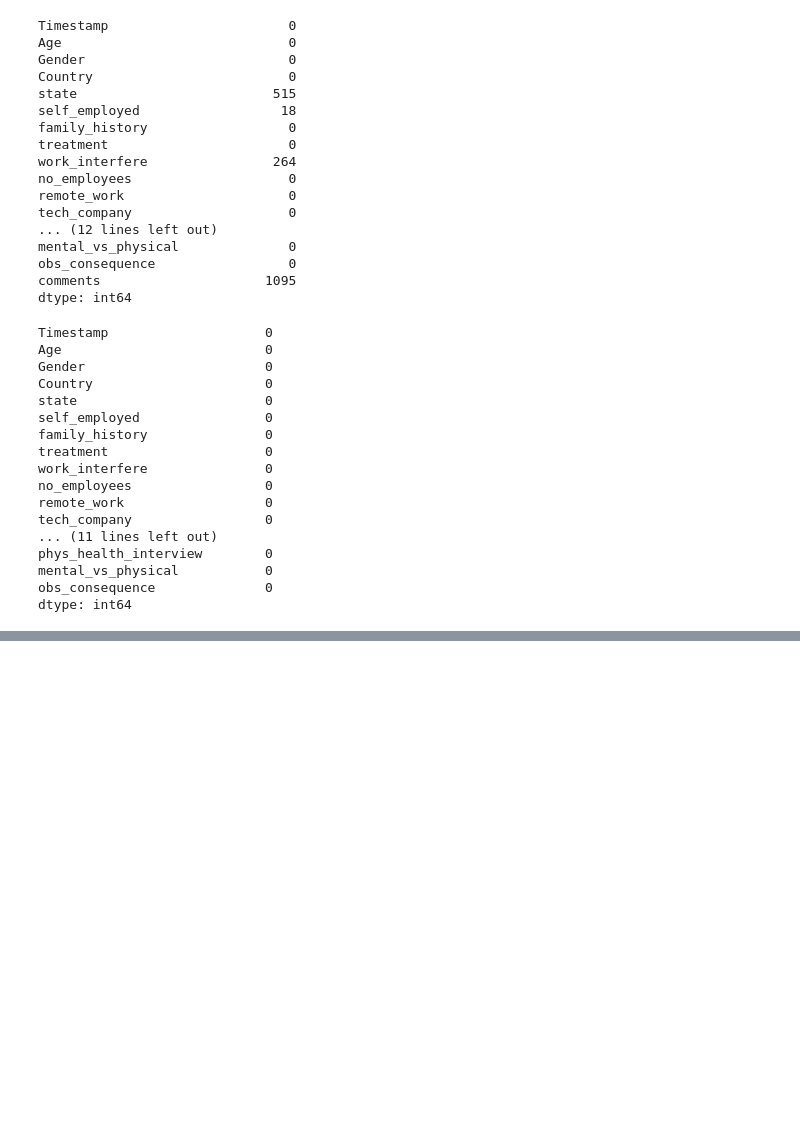
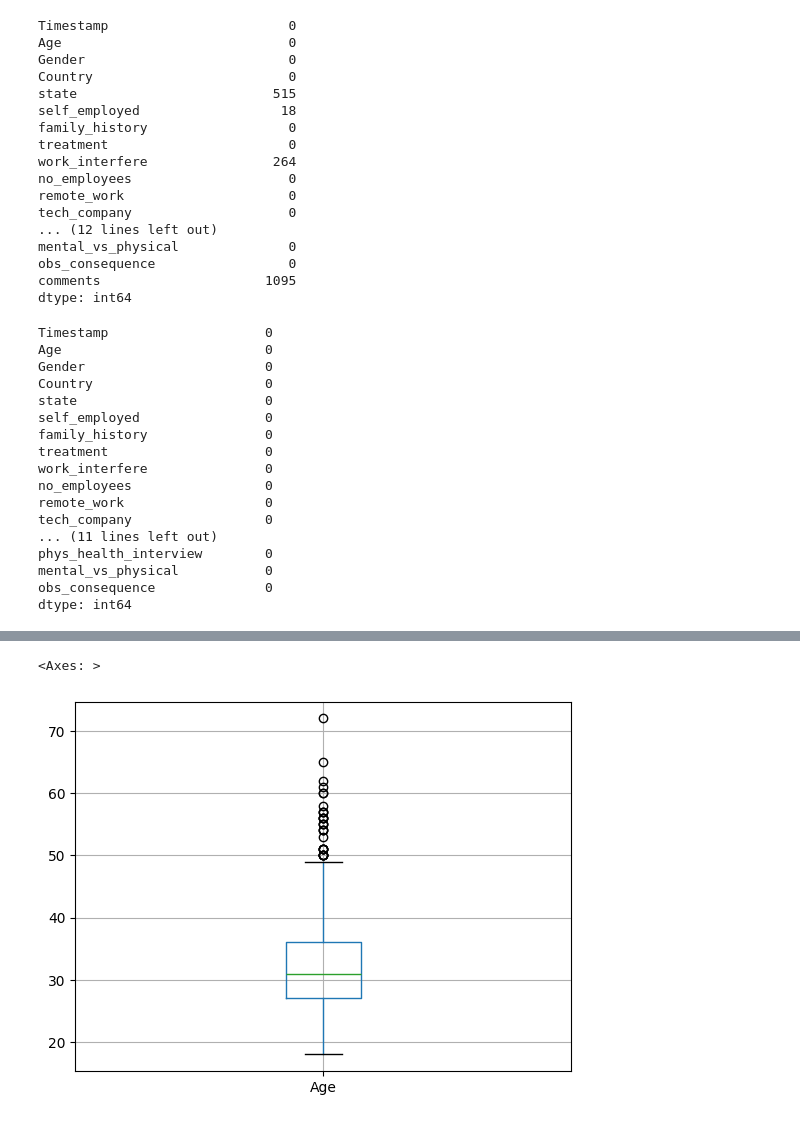
Before and after one commit to kvlrdhrs/DI-Bootcamp, a Jupyter notebook: Week4/Day5/Mini-project 1/ML.ipynb, the cells around one changed output, grey strips where cells are left out. Cells and saved outputs as stored; diff of their text form; code cells hidden in the pictures; blank space fills up the shorter version.

```diff
--- a/Week4/Day5/Mini-project 1/ML.ipynb
+++ b/Week4/Day5/Mini-project 1/ML.ipynb
@@ -151,2 +151,4 @@ sorted(df['Age'].unique().tolist())
 # %%
 # i'll drop age < 18, replace '-29' to '29, drop > 7
+# %%
+df.loc[df['Age'] == -29, 'Age'] = 29
@@ -152,0 +175,4 @@ sorted(df['Age'].unique().tolist())
+# %%
+for x in df.index:
+  if df.loc[x, 'Age'] > 72 or df.loc[x, 'Age'] <= 17:
+    df.drop(x, inplace = True)
@@ -152,0 +199,5 @@ sorted(df['Age'].unique().tolist())
+# %%
+df.boxplot()
+# %% [output]
+<Axes: >
+[figure, added]
```
Also changed, not shown: parts of 18 cells of this notebook.
